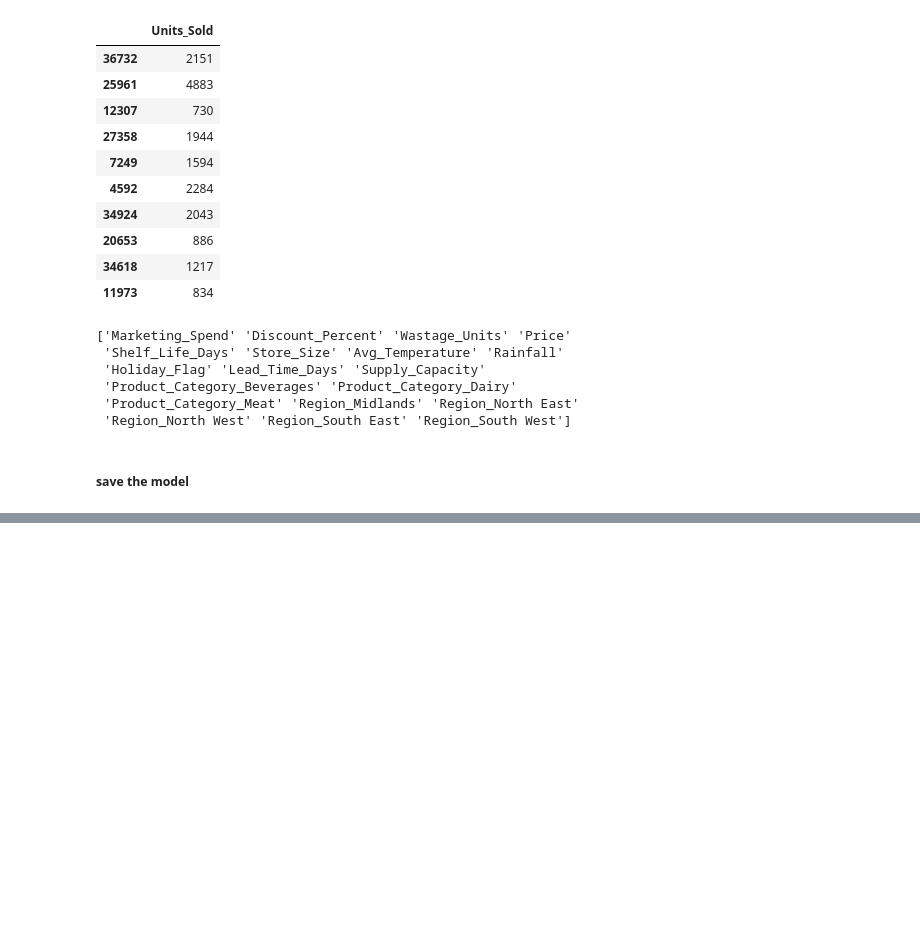
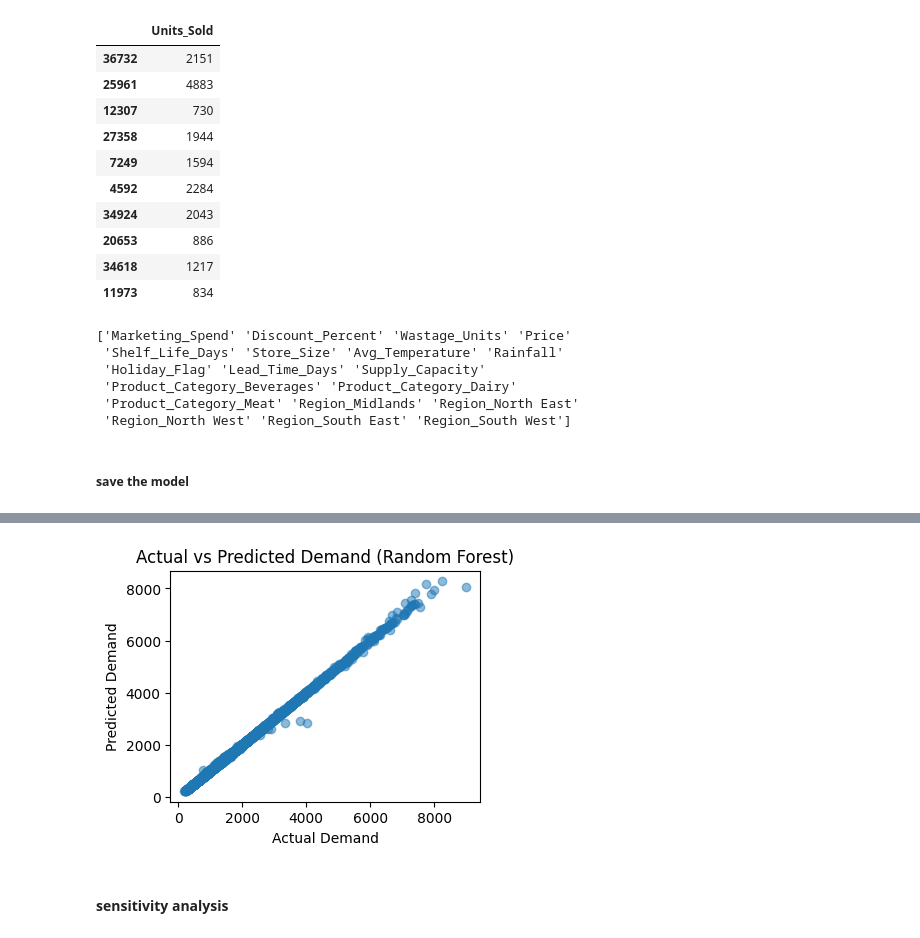
Before and after one commit to edwinaabam/FrostUK, a Jupyter notebook: model/model.ipynb, the cells around one changed output, grey strips where cells are left out. Saved outputs shown, nothing was run; the diff lists cells and outputs as text; code cells hidden in the pictures; blank space fills up the shorter version.

```diff
--- a/model/model.ipynb
+++ b/model/model.ipynb
@@ -244,0 +288,31 @@ with open(r"C:\Users\Edwina\Documents\Amdari_files\ds_projects\FrostUK\model\lr_
+# %%
+rf_model = RandomForestRegressor(
+    n_estimators=200,
+    max_depth=10,
+    random_state=42
+)
+
+# Fit model
+rf_model.fit(X_train_scaled, y_train)
+
+# Predictions
+rf_preds = rf_model.predict(X_test_scaled)
+
+# Cross-validation on training data
+rf_cv_scores = cross_val_score(
+    rf_model,
+    X_train_scaled,
+    y_train,
+    cv=5,
+    scoring="r2"
+)
+
+# Evaluation
+rf_r2, rf_mae, rf_rmse, rf_mape = evaluate_model(y_test, rf_preds)
+
+print("Random Forest Results")
+print("R2:", rf_r2)
+print("MAE:", rf_mae)
+print("RMSE:", rf_rmse)
+print("MAPE:", rf_mape)
+print("CV R2 Mean:", rf_cv_scores.mean())
@@ -244,0 +432,13 @@ with open(r"C:\Users\Edwina\Documents\Amdari_files\ds_projects\FrostUK\model\lr_
+# %%
+plt.figure(figsize=(4,3))
+plt.scatter(y_test, rf_preds, alpha=0.5)
+
+plt.xlabel("Actual Demand")
+plt.ylabel("Predicted Demand")
+plt.title("Actual vs Predicted Demand (Random Forest)")
+
+plt.show()
+# %% [output]
+[figure, added]
+# %% [markdown]
+####  sensitivity analysis
```
Also changed, not shown: parts of 17 cells of this notebook, 4 other files.
